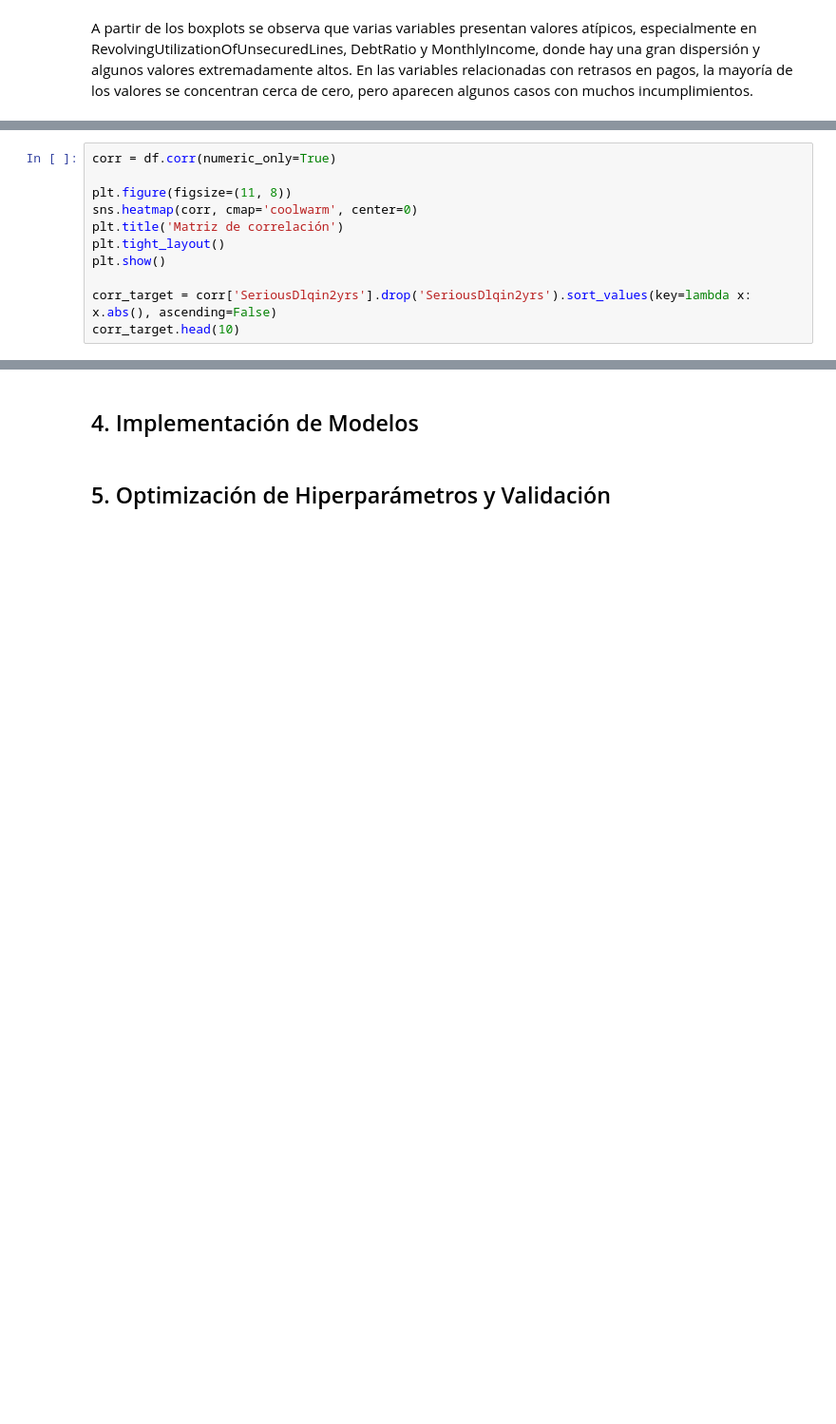
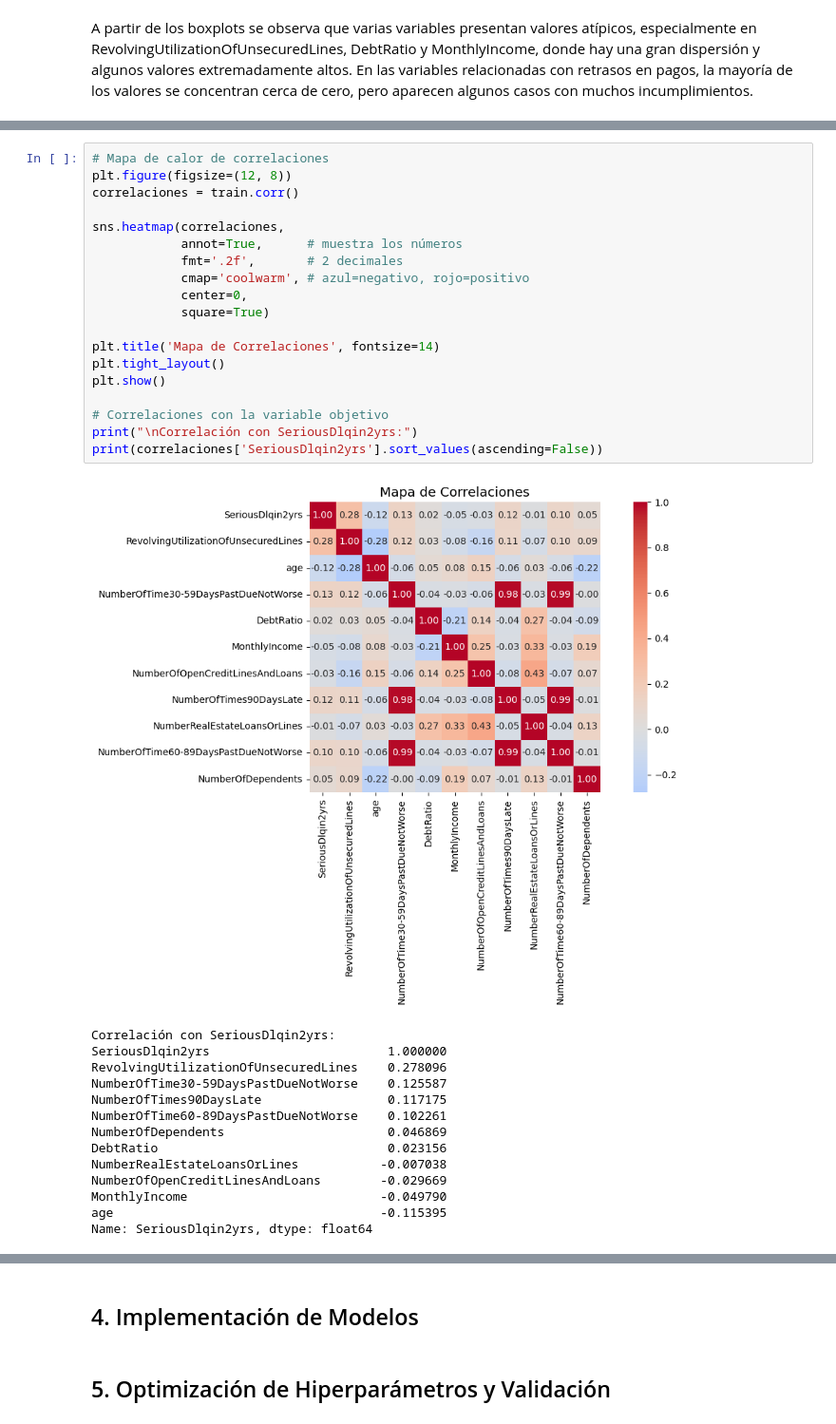
Before and after one commit to YURYVOM/Machine_learning_master, a Jupyter notebook: notebook/proyecto_1.ipynb, the cells around one changed output, grey strips where cells are left out. Shown at 95% size. Drawn from its saved outputs; the diff is of its cells as text; blank space fills up the shorter version.

```diff
--- a/notebook/proyecto_1.ipynb
+++ b/notebook/proyecto_1.ipynb
@@ -213,11 +218,34 @@ Calculamos la correlación de Pearson entre variables numéricas y observamos su
 # %%
-corr = df.corr(numeric_only=True)
+# Mapa de calor de correlaciones
+plt.figure(figsize=(12, 8))
+correlaciones = train.corr()
 
-plt.figure(figsize=(11, 8))
-sns.heatmap(corr, cmap='coolwarm', center=0)
-plt.title('Matriz de correlación')
+sns.heatmap(correlaciones,
+            annot=True,      # muestra los números
+            fmt='.2f',       # 2 decimales
+            cmap='coolwarm', # azul=negativo, rojo=positivo
+            center=0,
+            square=True)
+
+plt.title('Mapa de Correlaciones', fontsize=14)
 plt.tight_layout()
 plt.show()
 
-corr_target = corr['SeriousDlqin2yrs'].drop('SeriousDlqin2yrs').sort_values(key=lambda x: x.abs(), ascending=False)
-corr_target.head(10)
+# Correlaciones con la variable objetivo
+print("\nCorrelación con SeriousDlqin2yrs:")
+print(correlaciones['SeriousDlqin2yrs'].sort_values(ascending=False))
+# %% [output]
+[figure, added]
+Correlación con SeriousDlqin2yrs:
+SeriousDlqin2yrs                        1.000000
+RevolvingUtilizationOfUnsecuredLines    0.278096
+NumberOfTime30-59DaysPastDueNotWorse    0.125587
+NumberOfTimes90DaysLate                 0.117175
+NumberOfTime60-89DaysPastDueNotWorse    0.102261
+NumberOfDependents                      0.046869
+DebtRatio                               0.023156
+NumberRealEstateLoansOrLines           -0.007038
+NumberOfOpenCreditLinesAndLoans        -0.029669
+MonthlyIncome                          -0.049790
+age                                    -0.115395
+Name: SeriousDlqin2yrs, dtype: float64
```
Also changed, not shown: parts of 7 cells of this notebook.
